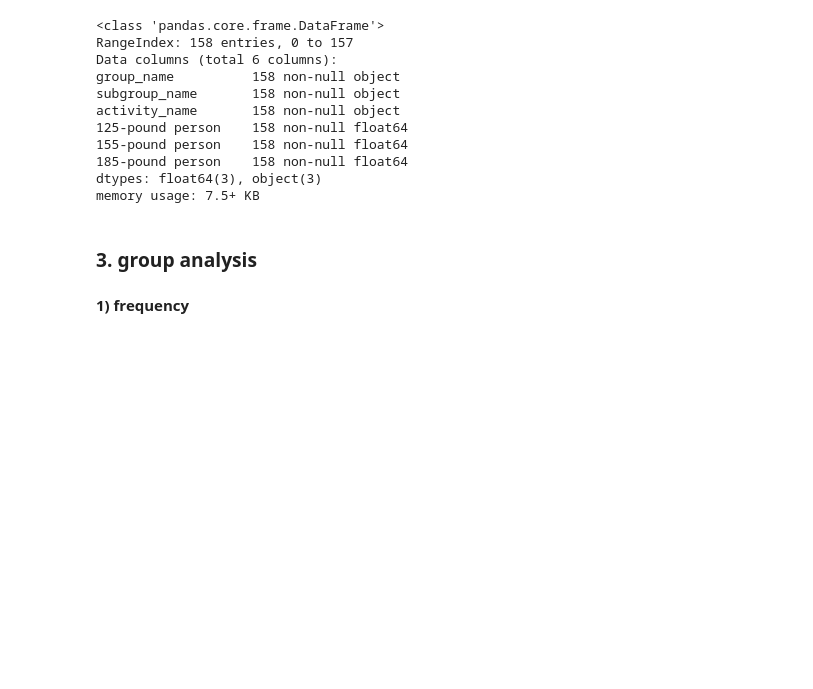
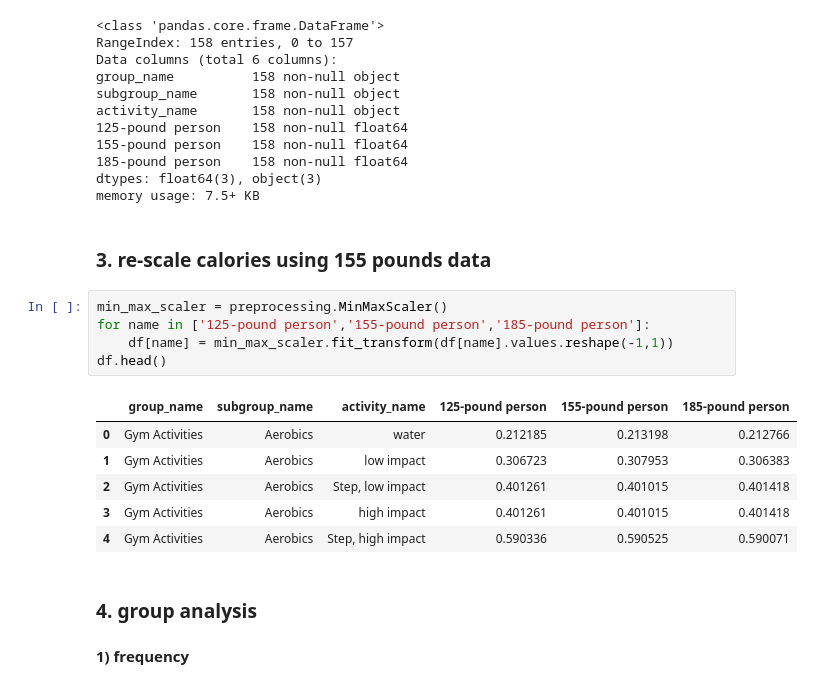
Before and after one commit to DrRadan/TwitterHealth, a Jupyter notebook: notebooks/Activity_List_General.ipynb, the cells around one changed output. Saved outputs shown, nothing was run; the diff lists cells and outputs as text; blank space fills up the shorter version.

```diff
--- a/notebooks/Activity_List_General.ipynb
+++ b/notebooks/Activity_List_General.ipynb
@@ -150,8 +133,22 @@ activity_name       158 non-null object
 185-pound person    158 non-null float64
 dtypes: float64(3), object(3)
 memory usage: 7.5+ KB
+# %% [markdown]
+### 3. re-scale calories using 155 pounds data
+# %%
+min_max_scaler = preprocessing.MinMaxScaler()
+for name in ['125-pound person','155-pound person','185-pound person']:
+    df[name] = min_max_scaler.fit_transform(df[name].values.reshape(-1,1))
+df.head()
+# %% [output]
+|  | group_name | subgroup_name | activity_name | 125-pound person | 155-pound person | 185-pound person |
+| 0 | Gym Activities | Aerobics | water | 0.212185 | 0.213198 | 0.212766 |
+| 1 | Gym Activities | Aerobics | low impact | 0.306723 | 0.307953 | 0.306383 |
+| 2 | Gym Activities | Aerobics | Step, low impact | 0.401261 | 0.401015 | 0.401418 |
+| 3 | Gym Activities | Aerobics | high impact | 0.401261 | 0.401015 | 0.401418 |
+| 4 | Gym Activities | Aerobics | Step, high impact | 0.590336 | 0.590525 | 0.590071 |
 # %% [markdown]
-### 3. group analysis
+### 4. group analysis
 # %% [markdown]
 __1) frequency__
 # %%
```
Also changed, not shown: parts of 6 cells of this notebook.
